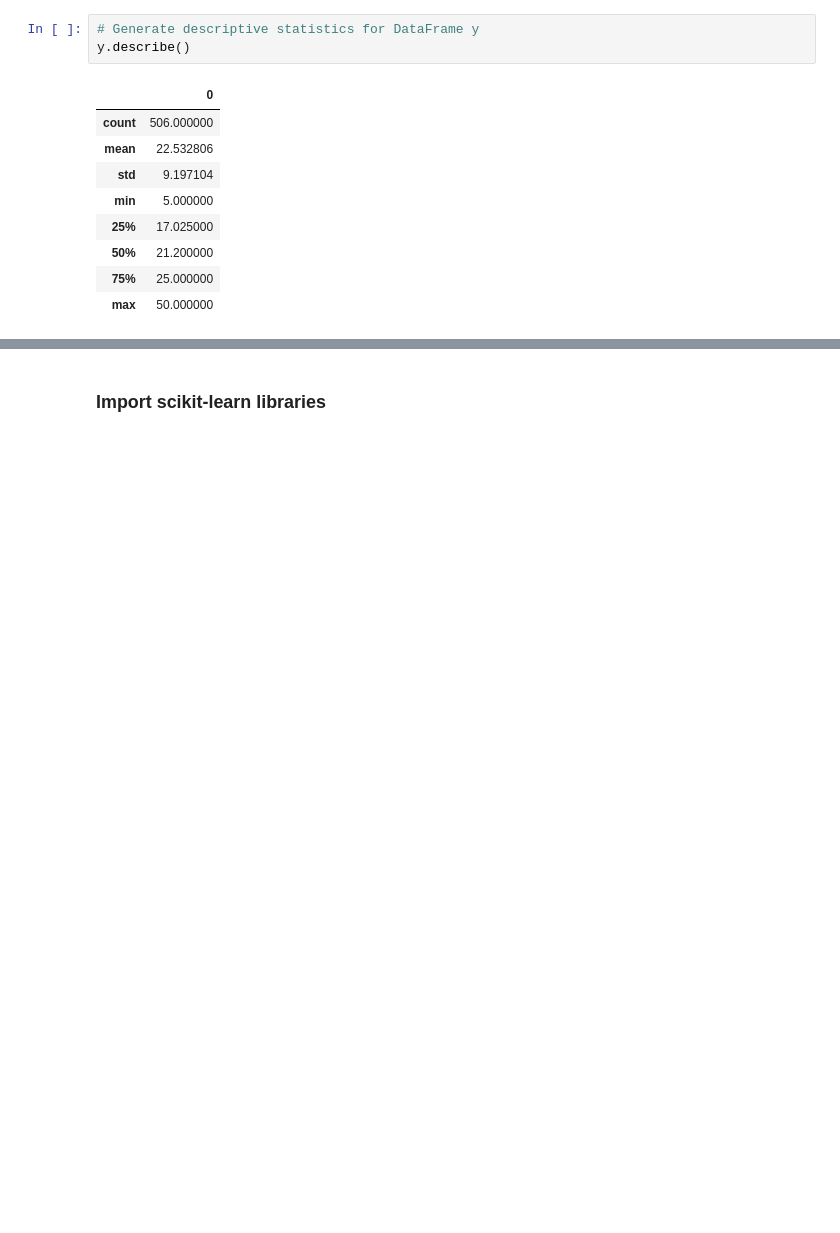
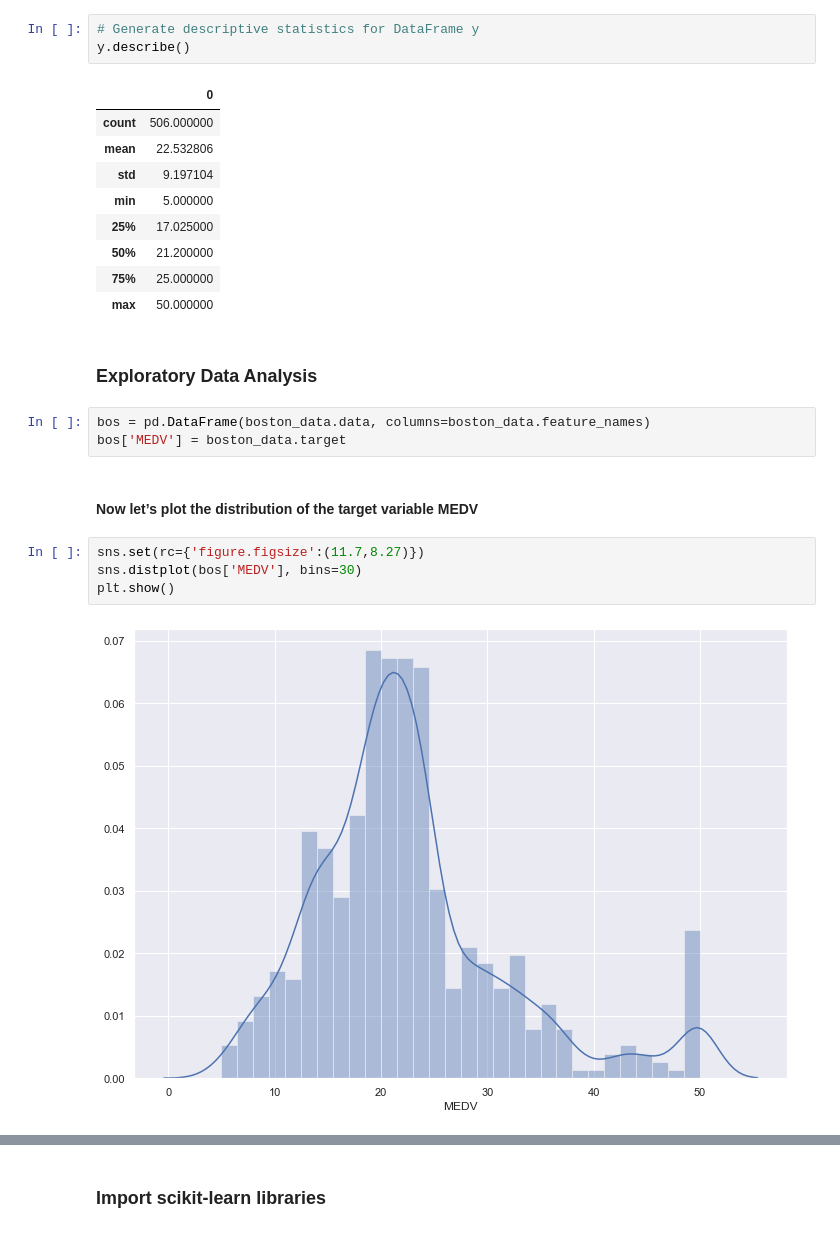
Before and after one commit to marlonfernandes19/Predicting-Boston-Housing-Prices, a Jupyter notebook: Predicting Boston Housing Prices.ipynb, the cells around one changed output, grey strips where cells are left out. Saved outputs shown, nothing was run; the diff lists cells and outputs as text; blank space fills up the shorter version.

```diff
--- a/Predicting Boston Housing Prices.ipynb
+++ b/Predicting Boston Housing Prices.ipynb
@@ -134,3 +136,16 @@ y.describe()
 | 50% | 21.200000 |
 | 75% | 25.000000 |
 | max | 50.000000 |
+# %% [markdown]
+### Exploratory Data Analysis
+# %%
+bos = pd.DataFrame(boston_data.data, columns=boston_data.feature_names)
+bos['MEDV'] = boston_data.target
+# %% [markdown]
+#### Now let’s plot the distribution of the target variable MEDV
+# %%
+sns.set(rc={'figure.figsize':(11.7,8.27)})
+sns.distplot(bos['MEDV'], bins=30)
+plt.show()
+# %% [output]
+[figure, added]
```
Also changed, not shown: parts of 9 cells of this notebook.
